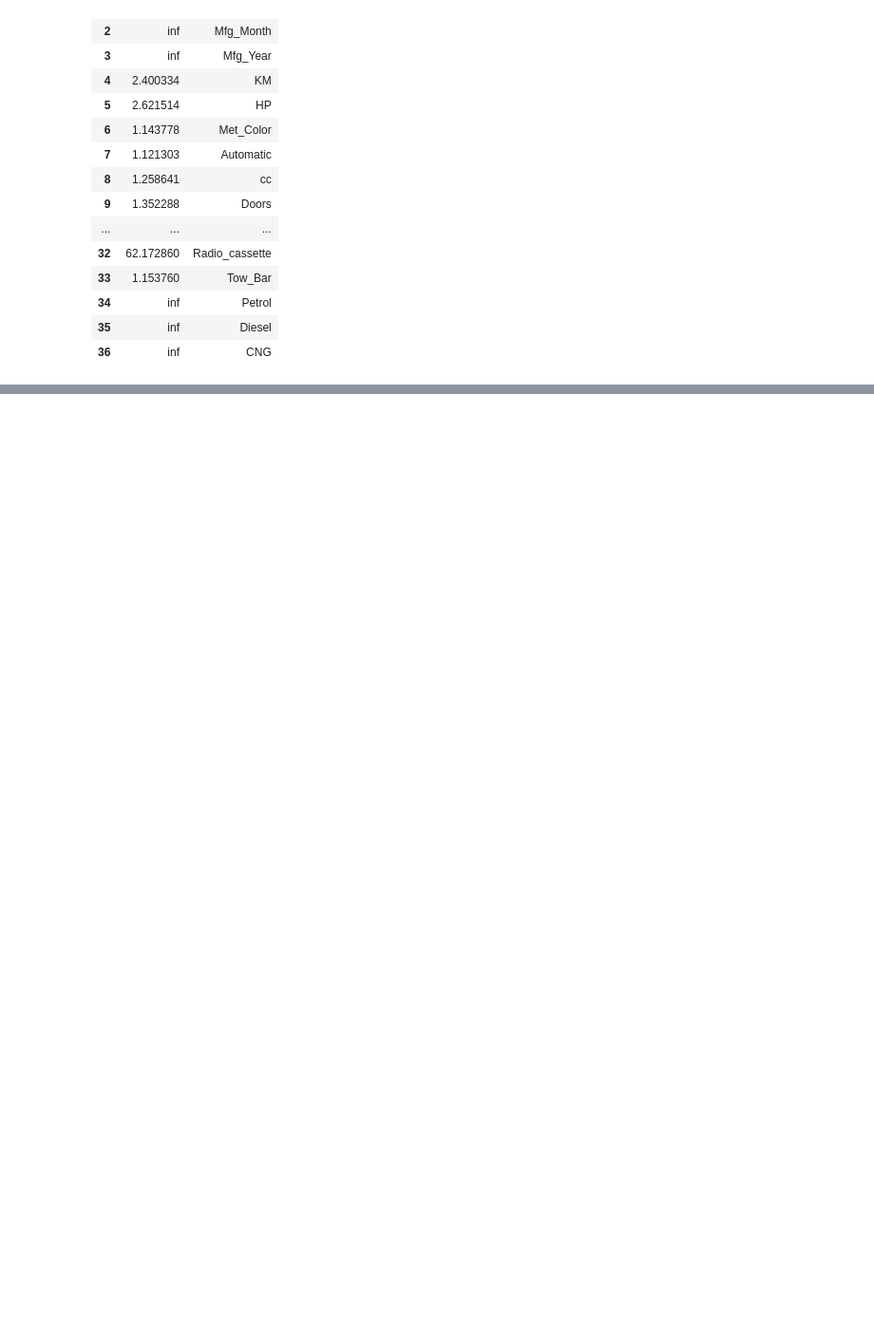
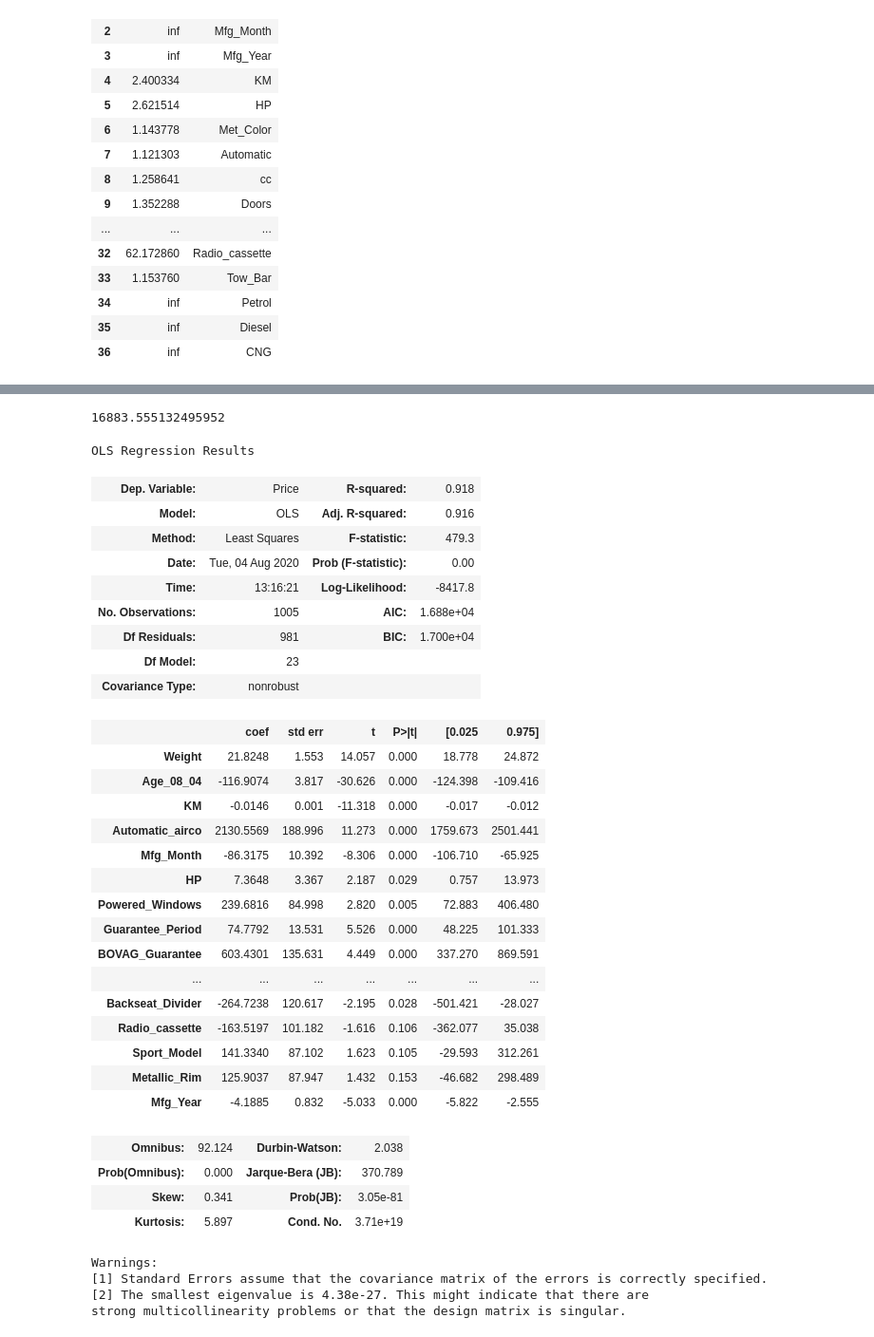
Before and after one commit to YoungJae-Hur/Data-science, a Jupyter notebook: ml-algorithms/3. multiple linear regression model part3.ipynb, the cells around one changed output, grey strips where cells are left out. Shown: that part at 95% size. Cells and saved outputs as stored; diff of their text form; code cells hidden in the pictures; blank space fills up the shorter version.

Commit message:
Add multiple regression selecting variables

```diff
--- a/ml-algorithms/3. multiple linear regression model part3.ipynb
+++ b/ml-algorithms/3. multiple linear regression model part3.ipynb
@@ -233,0 +368,37 @@ mean_squared_error(y_true=test_y, y_pred = pred_y2)
+# %%
+def forward(X, y, predictors):
+    remaining_predictors = [p for p in X.columns.difference(['const']) if p not in predictors]
+    tic = time.time()
+    results = []
+    for p in remaining_predictors:
+        results.append(processSubset(X=X, y=y, feature_set=predictors+[p]))
+    #change to dataframe
+    models = pd.DataFrame(results)
+
+    best_model = models.loc[models['AIC'].argmin()] # index
+    toc = time.time()
+    print('processed ', models.shape[0], 'models on', len(predictors)+1, 'predictors in', (toc-tic))
+    print('selected predictors: ', best_model['model'].model.exog_names, 'AIC: ', best_model[0])
+    return best_model
+# %%
+def forward_model(X,y):
+    Fmodels = pd.DataFrame(columns=["AIC", "model"])
+    tic = time.time()
+    # data variable
+    predictors = []
+    # variable 1-10 : 0~9 -> 1~10
+    for i in range(1, len(X.columns.difference(['const'])) + 1):
+        Forward_result = forward(X=X,y=y,predictors=predictors)
+        if i > 1:
+            if Forward_result['AIC'] > Fmodel_before:
+                break
+        Fmodels.loc[i] = Forward_result
+        predictors = Fmodels.loc[i]["model"].model.exog_names
+        Fmodel_before = Fmodels.loc[i]["AIC"]
+        predictors = [ k for k in predictors if k != 'const']
+    toc = time.time()
+    print("Total elapsed time:", (toc - tic), "seconds.")
+
+    return(Fmodels['model'][len(Fmodels['model'])])
+# %%
+Forward_best_model = forward_model(X=train_x, y= train_y)
@@ -233,0 +430,41 @@ mean_squared_error(y_true=test_y, y_pred = pred_y2)
+# %%
+Forward_best_model.aic
+# %% [output]
+16883.555132495952
+# %%
+Forward_best_model.summary()
+# %% [output]
+OLS Regression Results
+| Dep. Variable: | Price | R-squared: | 0.918 |
+| Model: | OLS | Adj. R-squared: | 0.916 |
+| Method: | Least Squares | F-statistic: | 479.3 |
+| Date: | Tue, 04 Aug 2020 | Prob (F-statistic): | 0.00 |
+| Time: | 13:16:21 | Log-Likelihood: | -8417.8 |
+| No. Observations: | 1005 | AIC: | 1.688e+04 |
+| Df Residuals: | 981 | BIC: | 1.700e+04 |
+| Df Model: | 23 |  |  |
+| Covariance Type: | nonrobust |  |  |
+|  | coef | std err | t | P>|t| | [0.025 | 0.975] |
+| Weight | 21.8248 | 1.553 | 14.057 | 0.000 | 18.778 | 24.872 |
+| Age_08_04 | -116.9074 | 3.817 | -30.626 | 0.000 | -124.398 | -109.416 |
+| KM | -0.0146 | 0.001 | -11.318 | 0.000 | -0.017 | -0.012 |
+| Automatic_airco | 2130.5569 | 188.996 | 11.273 | 0.000 | 1759.673 | 2501.441 |
+| Mfg_Month | -86.3175 | 10.392 | -8.306 | 0.000 | -106.710 | -65.925 |
+| HP | 7.3648 | 3.367 | 2.187 | 0.029 | 0.757 | 13.973 |
+| Powered_Windows | 239.6816 | 84.998 | 2.820 | 0.005 | 72.883 | 406.480 |
+| Guarantee_Period | 74.7792 | 13.531 | 5.526 | 0.000 | 48.225 | 101.333 |
+| BOVAG_Guarantee | 603.4301 | 135.631 | 4.449 | 0.000 | 337.270 | 869.591 |
+| ... | ... | ... | ... | ... | ... | ... |
+| Backseat_Divider | -264.7238 | 120.617 | -2.195 | 0.028 | -501.421 | -28.027 |
+| Radio_cassette | -163.5197 | 101.182 | -1.616 | 0.106 | -362.077 | 35.038 |
+| Sport_Model | 141.3340 | 87.102 | 1.623 | 0.105 | -29.593 | 312.261 |
+| Metallic_Rim | 125.9037 | 87.947 | 1.432 | 0.153 | -46.682 | 298.489 |
+| Mfg_Year | -4.1885 | 0.832 | -5.033 | 0.000 | -5.822 | -2.555 |
+| Omnibus: | 92.124 | Durbin-Watson: | 2.038 |
+| Prob(Omnibus): | 0.000 | Jarque-Bera (JB): | 370.789 |
+| Skew: | 0.341 | Prob(JB): | 3.05e-81 |
+| Kurtosis: | 5.897 | Cond. No. | 3.71e+19 |
+Warnings:
+[1] Standard Errors assume that the covariance matrix of the errors is correctly specified.
+[2] The smallest eigenvalue is 4.38e-27. This might indicate that there are
+strong multicollinearity problems or that the design matrix is singular.
```
Also changed, not shown: parts of 29 cells of this notebook.
